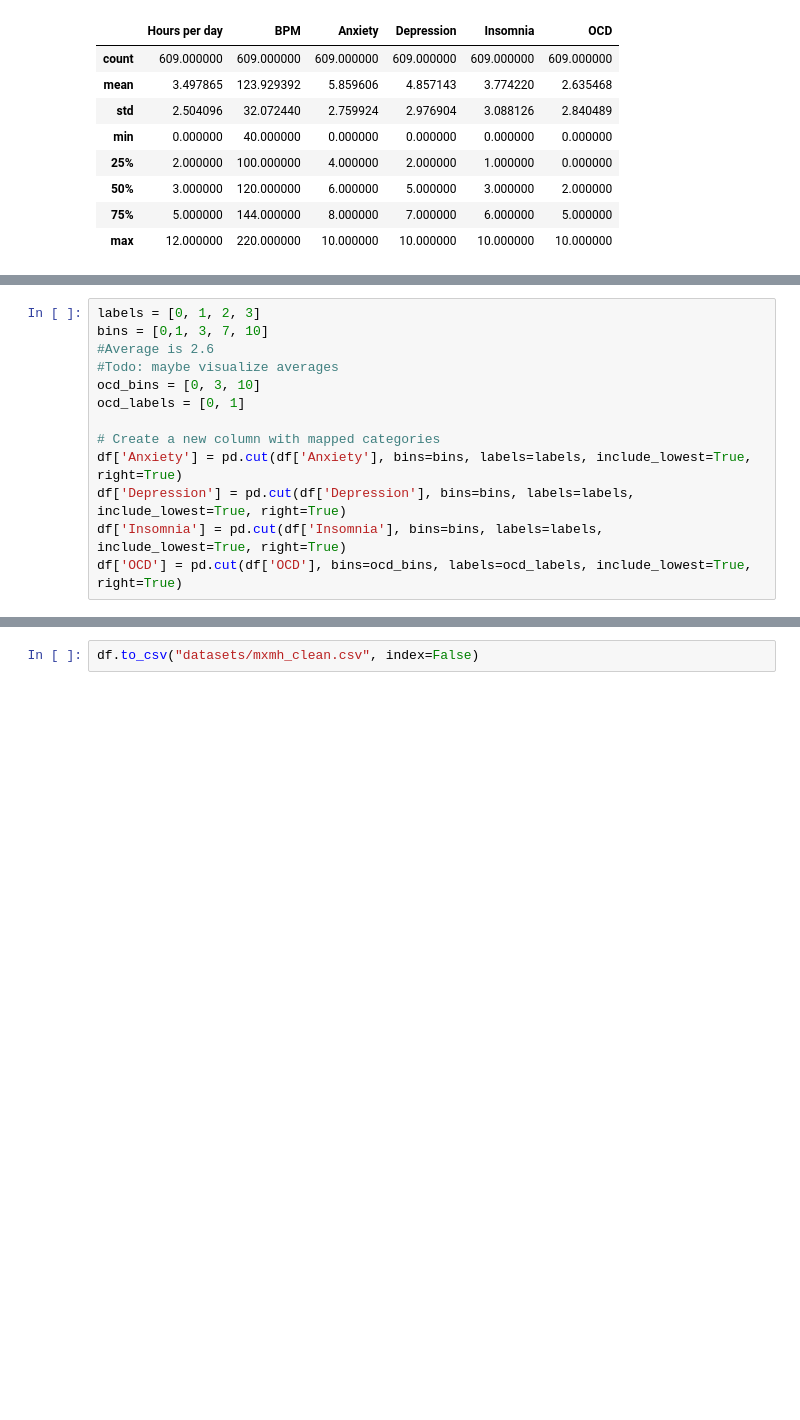
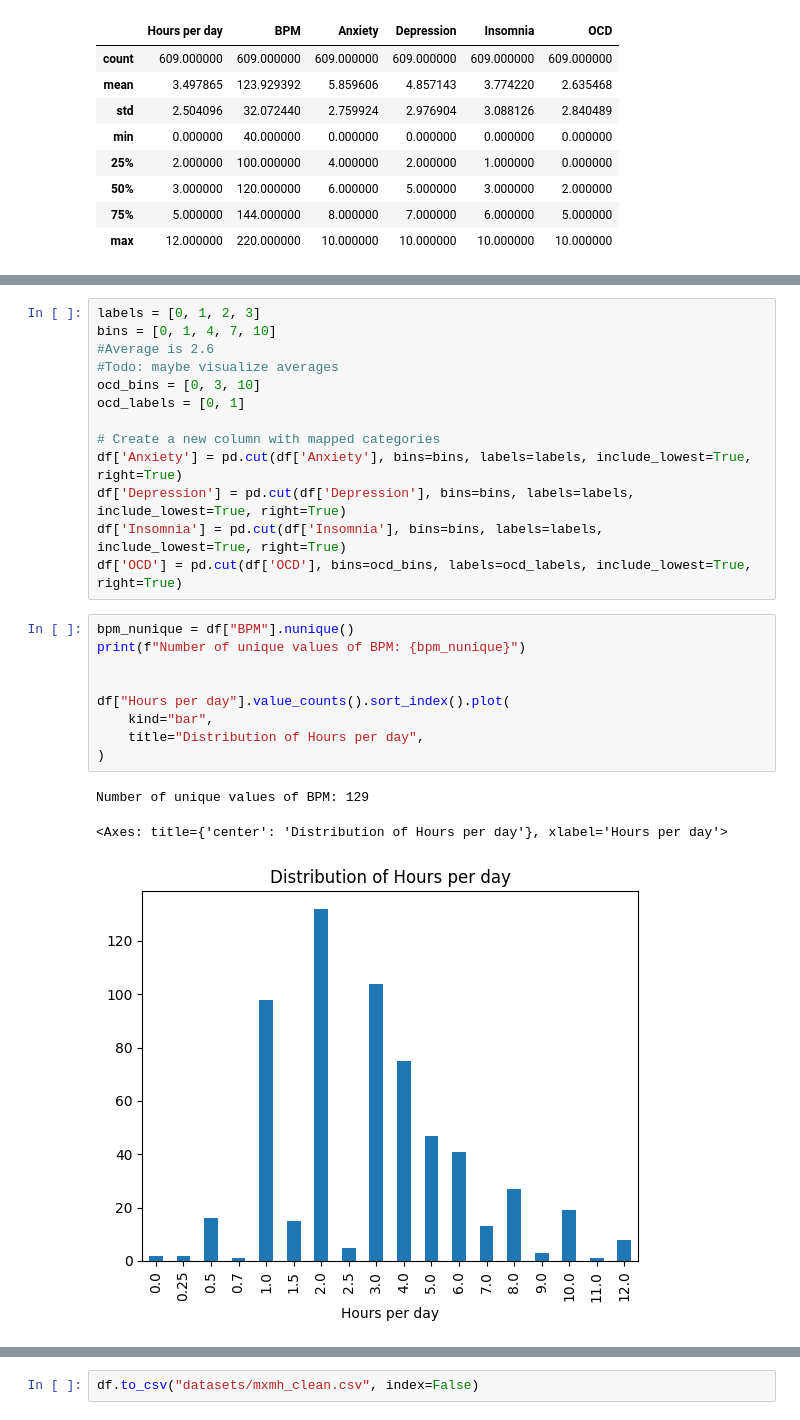
Before and after one commit to KonstantinKanchev/Music-Taste-and-Mental-Health, a Jupyter notebook: preprocess.ipynb, the cells around one changed output, grey strips where cells are left out. Cells and saved outputs as stored; diff of their text form; blank space fills up the shorter version.

```diff
--- a/preprocess.ipynb
+++ b/preprocess.ipynb
@@ -148,7 +152,7 @@ On the other hand, we group participants as either having (1) or not having (0)
 * 3-10 -> 1
 # %%
 labels = [0, 1, 2, 3]
-bins = [0,1, 3, 7, 10]
+bins = [0, 1, 4, 7, 10]
 #Average is 2.6
 #Todo: maybe visualize averages
 ocd_bins = [0, 3, 10]
@@ -159,3 +163,16 @@ df['Anxiety'] = pd.cut(df['Anxiety'], bins=bins, labels=labels, include_lowest=T
 df['Depression'] = pd.cut(df['Depression'], bins=bins, labels=labels, include_lowest=True, right=True)
 df['Insomnia'] = pd.cut(df['Insomnia'], bins=bins, labels=labels, include_lowest=True, right=True)
 df['OCD'] = pd.cut(df['OCD'], bins=ocd_bins, labels=ocd_labels, include_lowest=True, right=True)
+# %%
+bpm_nunique = df["BPM"].nunique()
+print(f"Number of unique values of BPM: {bpm_nunique}")
+
+
+df["Hours per day"].value_counts().sort_index().plot(
+    kind="bar",
+    title="Distribution of Hours per day",
+)
+# %% [output]
+Number of unique values of BPM: 129
+<Axes: title={'center': 'Distribution of Hours per day'}, xlabel='Hours per day'>
+[figure, added]
```
Also changed, not shown: parts of 6 cells of this notebook, 1 other file.
